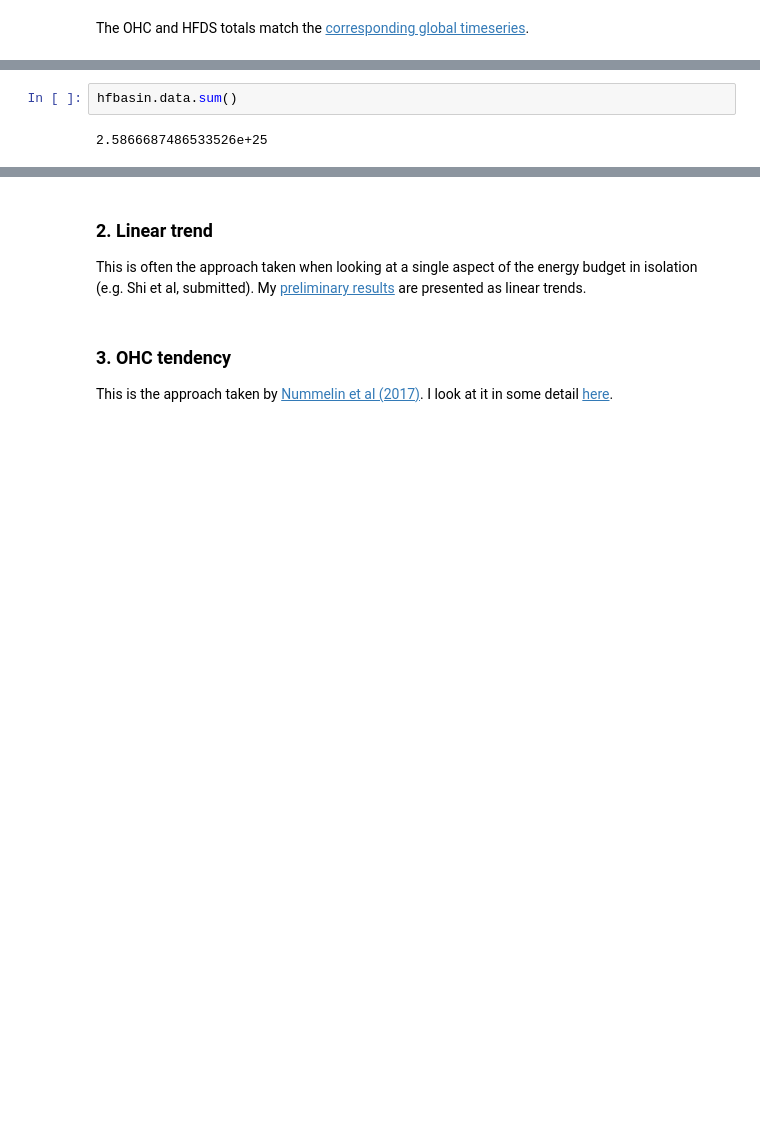
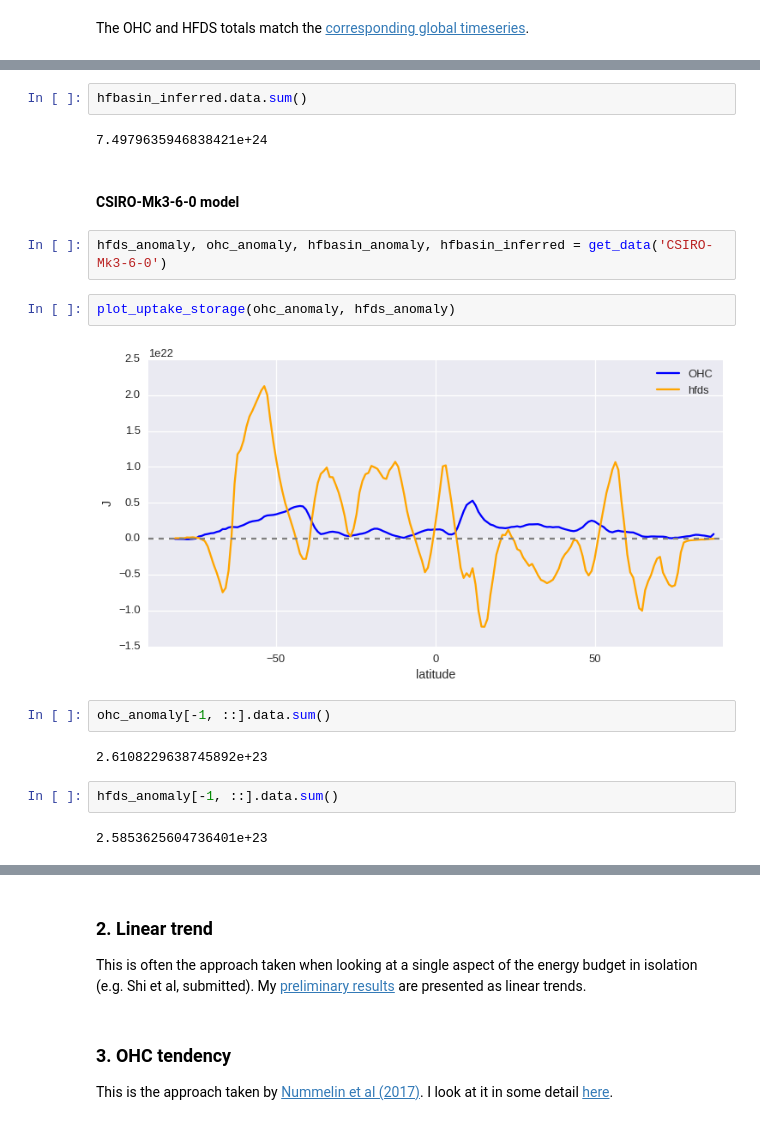
Before and after one commit to DamienIrving/ocean-analysis, a Jupyter notebook: development/energy_budget_in_one_plot.ipynb, the cells around one changed output, grey strips where cells are left out. Cells and saved outputs as stored; diff of their text form; blank space fills up the shorter version.

```diff
--- a/development/energy_budget_in_one_plot.ipynb
+++ b/development/energy_budget_in_one_plot.ipynb
@@ -140,4 +139,20 @@ hfbasin_anomaly[-1, ::].data.sum()
 # %%
-hfbasin.data.sum()
+hfbasin_inferred.data.sum()
 # %% [output]
-2.5866687486533526e+25
+7.4979635946838421e+24
+# %% [markdown]
+#### CSIRO-Mk3-6-0 model
+# %%
+hfds_anomaly, ohc_anomaly, hfbasin_anomaly, hfbasin_inferred = get_data('CSIRO-Mk3-6-0')
+# %%
+plot_uptake_storage(ohc_anomaly, hfds_anomaly)
+# %% [output]
+[figure, added]
+# %%
+ohc_anomaly[-1, ::].data.sum()
+# %% [output]
+2.6108229638745892e+23
+# %%
+hfds_anomaly[-1, ::].data.sum()
+# %% [output]
+2.5853625604736401e+23
```
Also changed, not shown: parts of 23 cells of this notebook, 2 other files.
